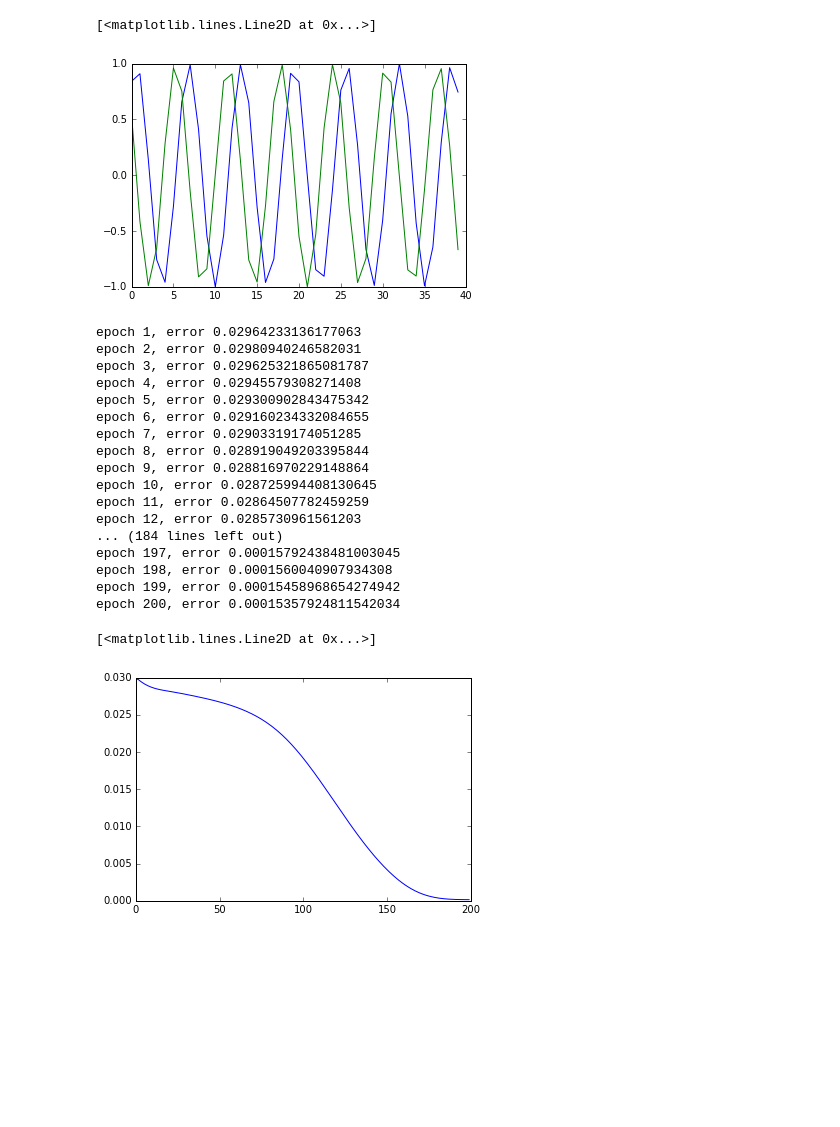
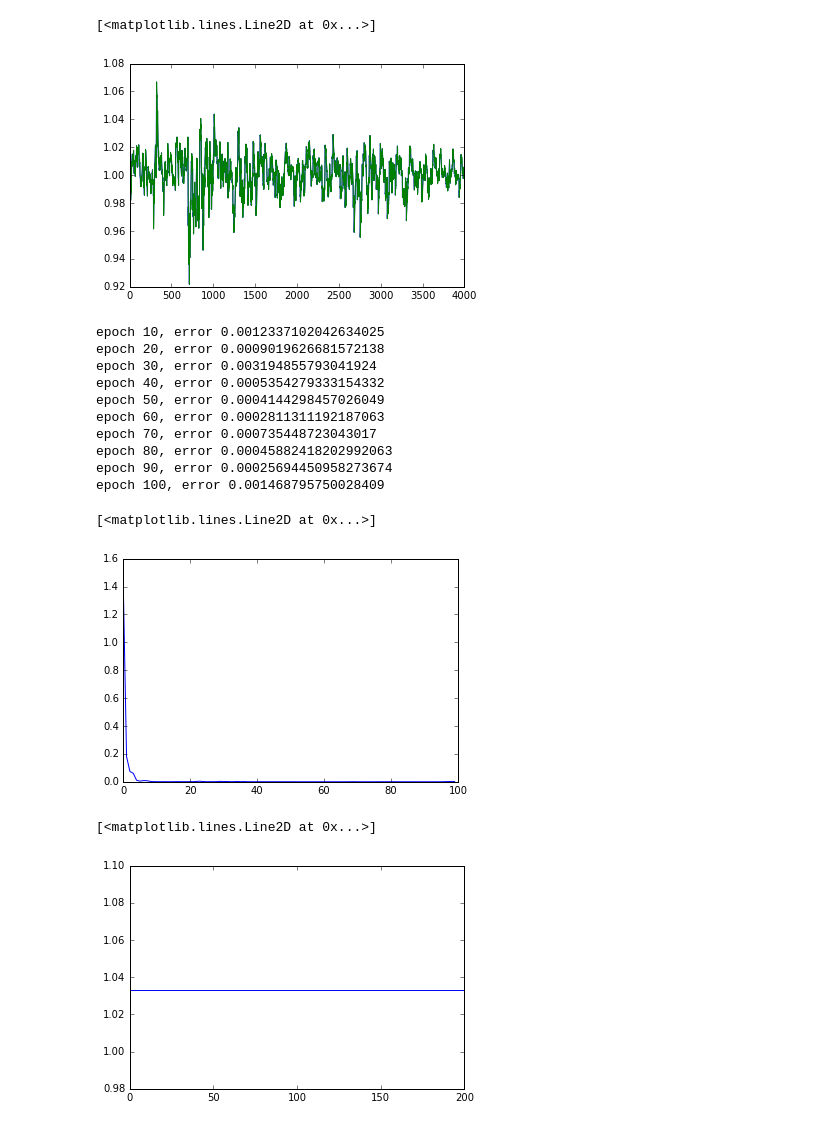
Before and after one commit to haretaro/ichiyo, a Jupyter notebook: net/train.ipynb, the cells around one changed output. Drawn from its saved outputs; the diff is of its cells as text; code cells hidden in the pictures; blank space fills up the shorter version.

```diff
--- a/net/train.ipynb
+++ b/net/train.ipynb
@@ -18,18 +18,20 @@ xp = cuda.cupy if use_gpu is True else np
 # %%
 train_data_x = []
 train_data_y = []
-f = open('testdata.csv','r')
+f = open('30minutes.csv','r')
 data = csv.reader(f, delimiter=',')
 for row in data:
-    train_data_x.append(row[1])
-    train_data_y.append(row[2])
+    train_data_x.append(row[7])
+    train_data_y.append(row[7])
 train_data_x = np.asarray(train_data_x, dtype=np.float32)
 train_data_y = np.asarray(train_data_y, dtype=np.float32)
-plt.plot(train_data_x[:40])
-plt.plot(train_data_y[:40])
+train_data_x = train_data_x[:-1]
+train_data_x = train_data_x[1:]
+plt.plot(train_data_x[:4000])
+plt.plot(train_data_y[:4000])
 # %% [output]
 [<matplotlib.lines.Line2D at 0x...>]
-[figure, old version]
+[figure, new version]
 # %%
 #ネットワークを試す関数
 def evaluate(model,num,origin=0):
@@ -42,7 +44,7 @@ def evaluate(model,num,origin=0):
         output.append(t.data[0])
     return output
 # %%
-model = Net(1, 10)#入力の次元数, 中間層の次元数
+model = Net(1, n_units)#入力の次元数, 中間層の次元数
 if use_gpu is True:
     model.to_gpu()
 optimizer = optimizers.Adam()
@@ -56,19 +58,20 @@ accum_loss = 0
 epoch = 0
 loss_data = 0
 for i in range(jump * n_epoch):
-    x = chainer.Variable(xp.asarray([[train_data_x[(jump * j + i) % length]] for j in batch_idxs]))
-    y = chainer.Variable(xp.asarray([[train_data_y[(jump * j + i) % length]] for j in batch_idxs]))
+    #TODO:データの食わせ方間違ってるかも
+    x = chainer.Variable(xp.asarray([[train_data_x[(jump * i + j) % length]] for j in batch_idxs]))
+    y = chainer.Variable(xp.asarray([[train_data_y[(jump * i + j) % length]] for j in batch_idxs]))
     loss_i = model(x,y)
     accum_loss += loss_i
     loss_data += accum_loss.data
 
     if (i+1) % jump == 0:
         epoch += 1
-        #if epoch > 5:
-        #    optimizer.lr /= 1.3
-        print('epoch {}, error {}'.format(epoch, loss_data / length))
+        if epoch % 10 == 0:
+            print('epoch {}, error {}'.format(epoch, loss_data / length))
         loss.append(loss_data / length)
         loss_data = 0
+        model.reset_state()
 
 
     if (i+1) % bprop_len == 0:
@@ -78,28 +81,24 @@ for i in range(jump * n_epoch):
         accum_loss = 0
         optimizer.update()
 # %% [output]
-epoch 1, error 0.02964233136177063
-epoch 2, error 0.02980940246582031
-epoch 3, error 0.029625321865081787
-epoch 4, error 0.02945579308271408
-epoch 5, error 0.029300902843475342
-epoch 6, error 0.029160234332084655
-epoch 7, error 0.02903319174051285
-epoch 8, error 0.028919049203395844
-epoch 9, error 0.028816970229148864
-epoch 10, error 0.028725994408130645
-epoch 11, error 0.02864507782459259
-epoch 12, error 0.0285730961561203
-... (184 lines left out)
-epoch 197, error 0.00015792438481003045
-epoch 198, error 0.0001560040907934308
-epoch 199, error 0.00015458968654274942
-epoch 200, error 0.00015357924811542034
+epoch 10, error 0.0012337102042634025
+epoch 20, error 0.0009019626681572138
+epoch 30, error 0.003194855793041924
+epoch 40, error 0.0005354279333154332
+epoch 50, error 0.0004144298457026049
+epoch 60, error 0.0002811311192187063
+epoch 70, error 0.000735448723043017
+epoch 80, error 0.00045882418202992063
+epoch 90, error 0.00025694450958273674
+epoch 100, error 0.001468795750028409
 # %%
-plt.plot(loss)
+plt.plot(loss[:])
 # %% [output]
 [<matplotlib.lines.Line2D at 0x...>]
-[figure, old version]
+[figure, new version]
 # %%
-output = evaluate(model,400,origin=0)
-plt.plot(output[:100])
+output = evaluate(model,1000,origin=1)
+plt.plot(output[400:600])
+# %% [output]
+[<matplotlib.lines.Line2D at 0x...>]
+[figure, added]
```
Also changed, not shown: parts of 1 cell of this notebook.
